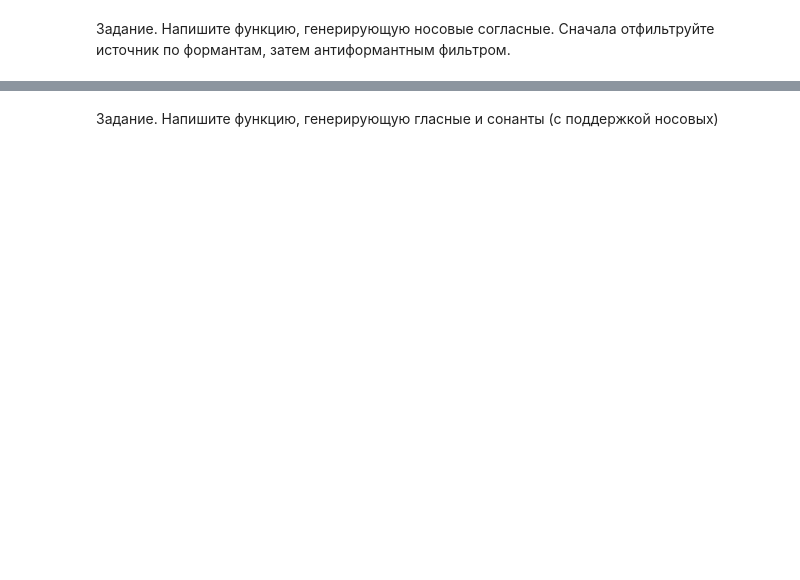
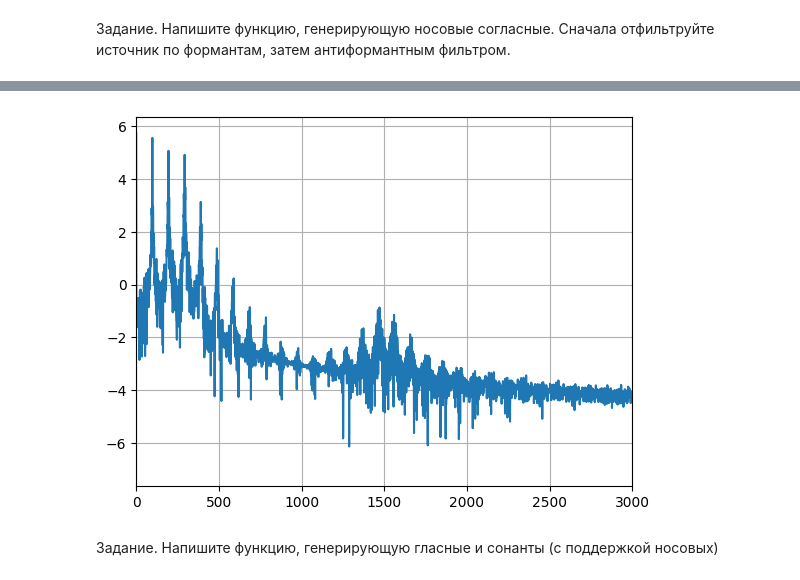
Before and after one commit to phonetics-spbu/phonetics-spbu.github.io, a Jupyter notebook: public/courses/linear_models/ipynb/nasalization.ipynb, the cells around one changed output, grey strips where cells are left out. Saved outputs shown, nothing was run; the diff lists cells and outputs as text; code cells hidden in the pictures; blank space fills up the shorter version.

```diff
--- a/public/courses/linear_models/ipynb/nasalization.ipynb
+++ b/public/courses/linear_models/ipynb/nasalization.ipynb
@@ -103,7 +103,7 @@ formants = {
     "n": {
         "freqs": [300, 1500, 3500],
         "bws": [60, 90, 130],
-        "anti_f": 1200,
+        "anti_f": 1000,
         "anti_bw": 160
     },
     "ng": {
@@ -115,6 +115,13 @@ formants = {
 }
 # %% [markdown]
 Задание. Напишите функцию, генерирующую носовые согласные. Сначала отфильтруйте источник по формантам, затем антиформантным фильтром.
+# %%
+def antiformant_filter(sig, F, BW):
+    T = 1 / fs
+    B = -2 * np.exp(-np.pi * BW * T) * np.cos(2* np.pi * F * T)
+    C = np.exp(-2 * np.pi * BW * T)
+    A = 1
+    return lfilter([A, B, C], [1], sig)
 # %%
 def get_nasal_sound(phon, fs, f0, duration):
     source = get_glottal_wave(1 / f0, fs, duration)
@@ -126,6 +133,7 @@ def get_nasal_sound(phon, fs, f0, duration):
     for freq, bw in zip(formant_freqs, bws):
       result = one_band_filter(result, freq, bw, fs)
 
+    result = antiformant_filter(result, formants[phon]["anti_f"], formants[phon]["anti_bw"])
 
     return result
 # %%
@@ -145,2 +158,6 @@ Audio(m, rate=fs)
+# %%
+plot_spectrum(n, fs, xlim=3000, log=True)
+# %% [output]
+[figure, added]
 # %% [markdown]
 Задание. Напишите функцию, генерирующую гласные и сонанты (с поддержкой носовых)
```
Also changed, not shown: parts of 4 cells of this notebook.
